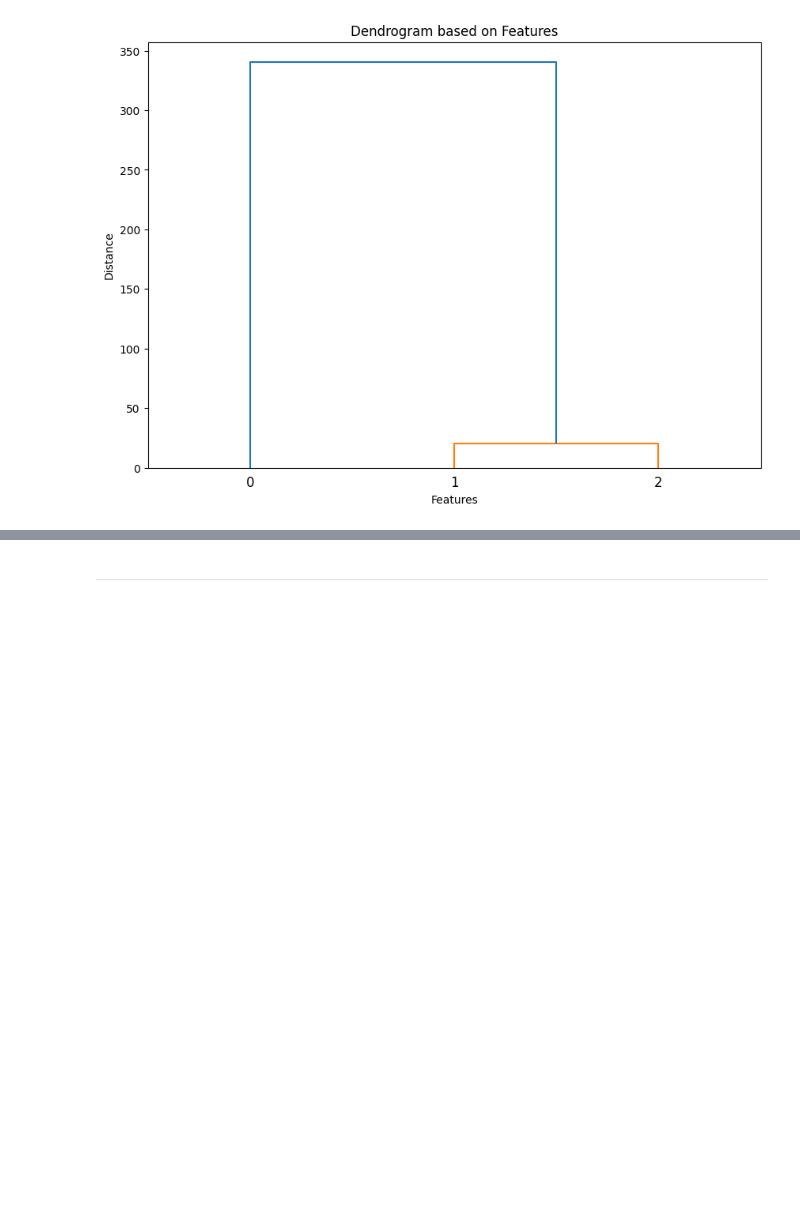
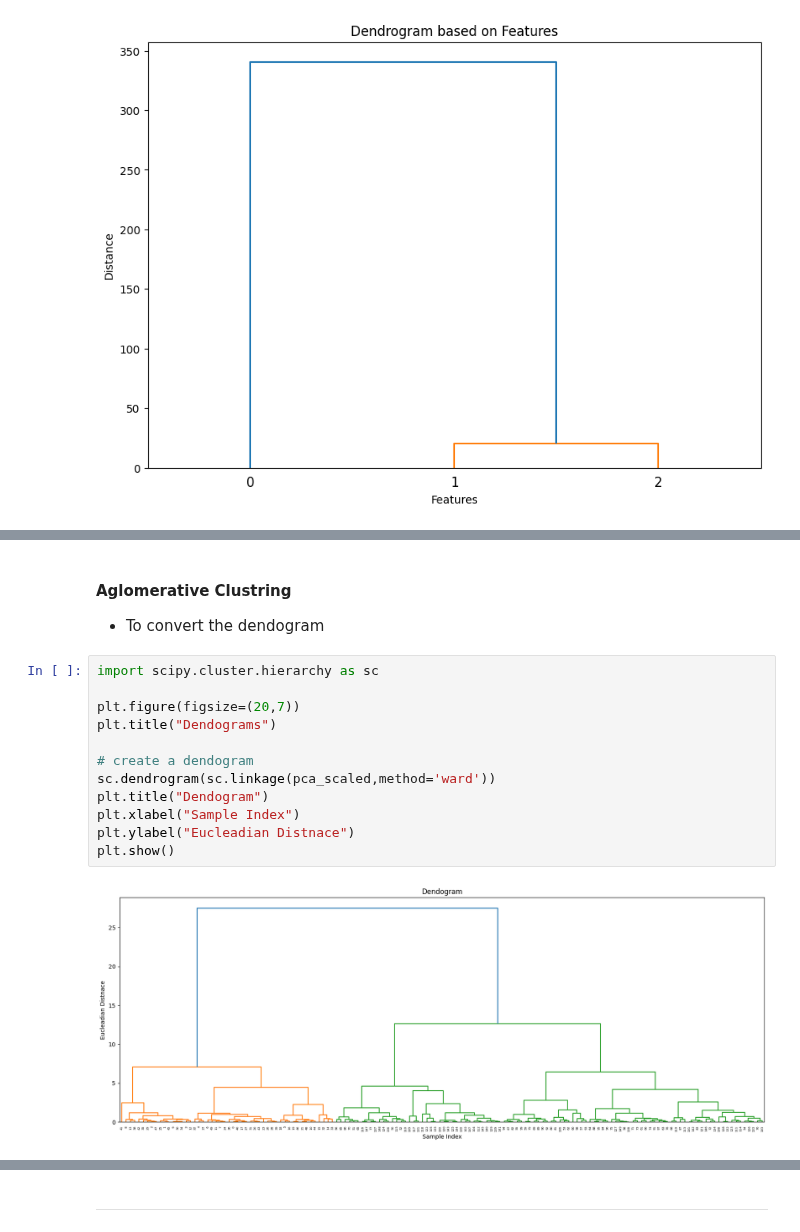
Before and after one commit to muhammadadilnaeem/Data-Science-Materials, a Jupyter notebook: Codanics/08_machine_learning/33_heirarchical_clustering.ipynb, the cells around one changed output, grey strips where cells are left out. Cells and saved outputs as stored; diff of their text form; blank space fills up the shorter version.

Commit message:
add new notebook for hierarchical clustring

```diff
--- a/Codanics/08_machine_learning/33_heirarchical_clustering.ipynb
+++ b/Codanics/08_machine_learning/33_heirarchical_clustering.ipynb
@@ -139,0 +197,18 @@ plt.show()
+# %% [markdown]
+#### **Aglomerative Clustring**
+
+- To convert the dendogram
+# %%
+import scipy.cluster.hierarchy as sc
+
+plt.figure(figsize=(20,7))
+plt.title("Dendograms")
+
+# create a dendogram
+sc.dendrogram(sc.linkage(pca_scaled,method='ward'))
+plt.title("Dendogram")
+plt.xlabel("Sample Index")
+plt.ylabel("Eucleadian Distnace")
+plt.show()
+# %% [output]
+[figure, added]
```
Also changed, not shown: parts of 15 cells of this notebook.
